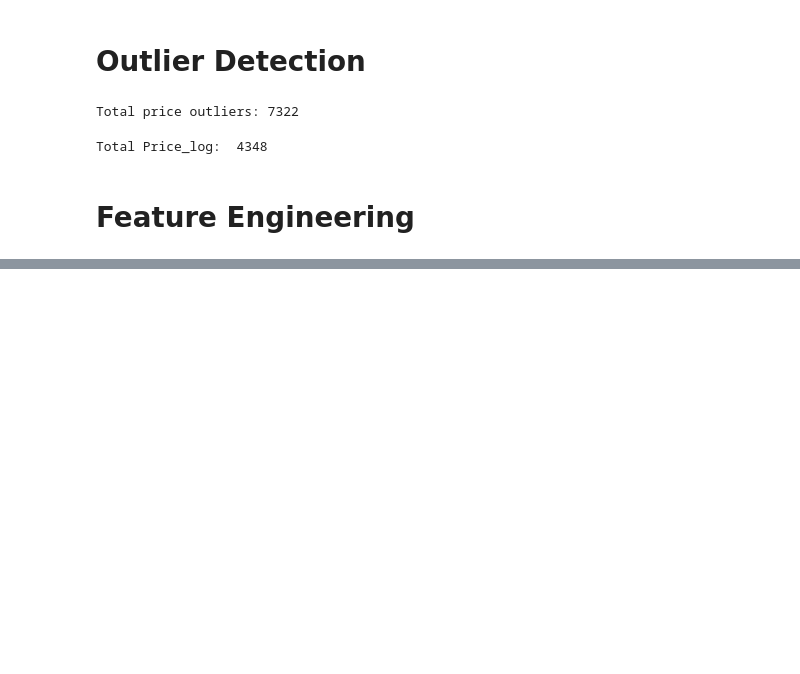
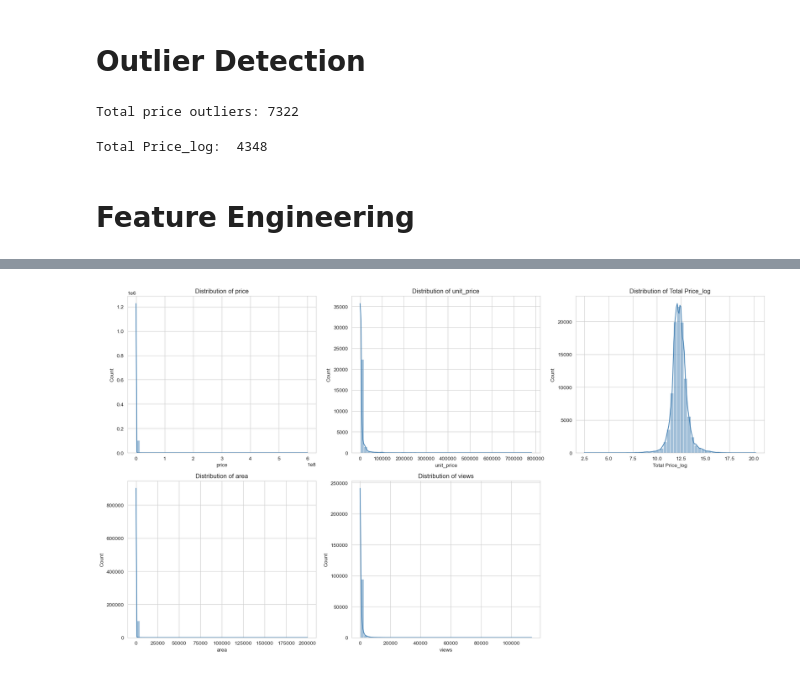
Before and after one commit to EsmiraMammadli/DevJoint-Internship-week1, a Jupyter notebook: DevJoint1.ipynb, the cells around one changed output, grey strips where cells are left out. Cells and saved outputs as stored; diff of their text form; code cells hidden in the pictures; blank space fills up the shorter version.

Commit message:
Task 5: Visualisation

```diff
--- a/DevJoint1.ipynb
+++ b/DevJoint1.ipynb
@@ -291,0 +285,20 @@ df.head()
+# %%
+import matplotlib.pyplot as plt
+import seaborn as sns
+
+sns.set_style("whitegrid")
+
+num_cols = ['price', 'unit_price', 'Total Price_log', 'area', 'views']
+df['unit_price'] = pd.to_numeric(df['unit_price'], errors='coerce')
+
+fig, axes = plt.subplots(2, 3, figsize=(18, 10))
+axes = axes.flatten()
+for i, col in enumerate(num_cols):
+    sns.histplot(df[col].dropna(), kde=True, ax=axes[i], bins=50, color="steelblue")
+    axes[i].set_title(f'Distribution of {col}')
+for j in range(len(num_cols), len(axes)):
+    fig.delaxes(axes[j])
+plt.tight_layout()
+plt.show()
+# %% [output]
+[figure, added]
```
Also changed, not shown: parts of 6 cells of this notebook.
